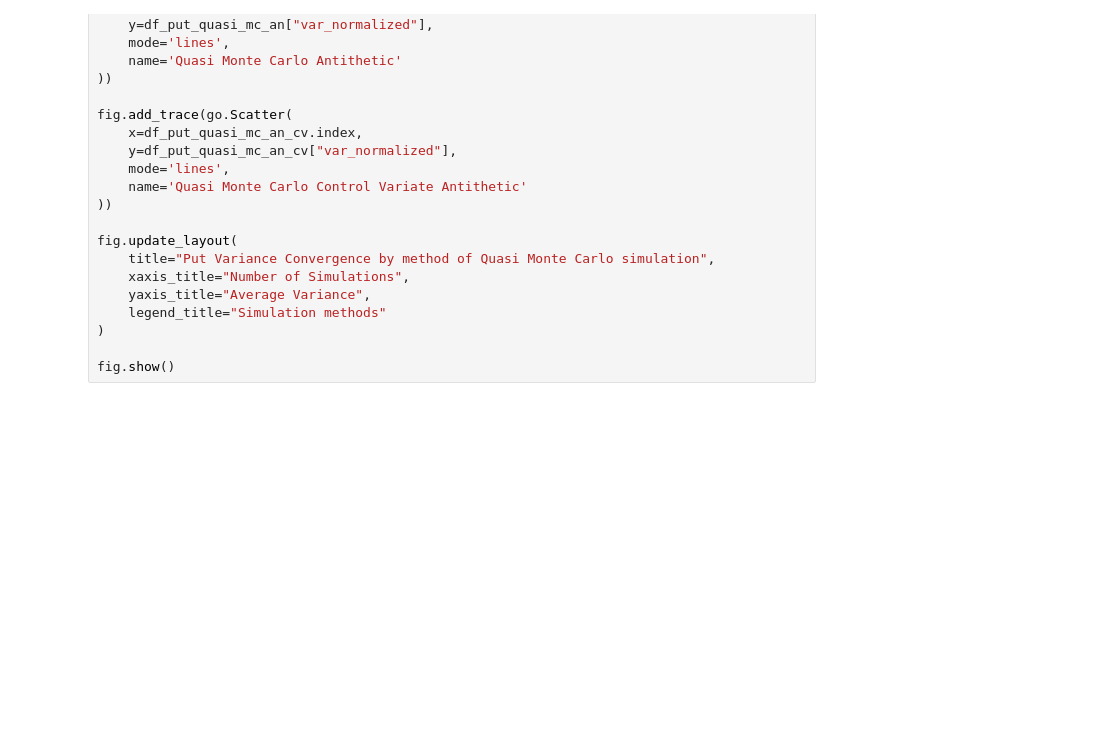
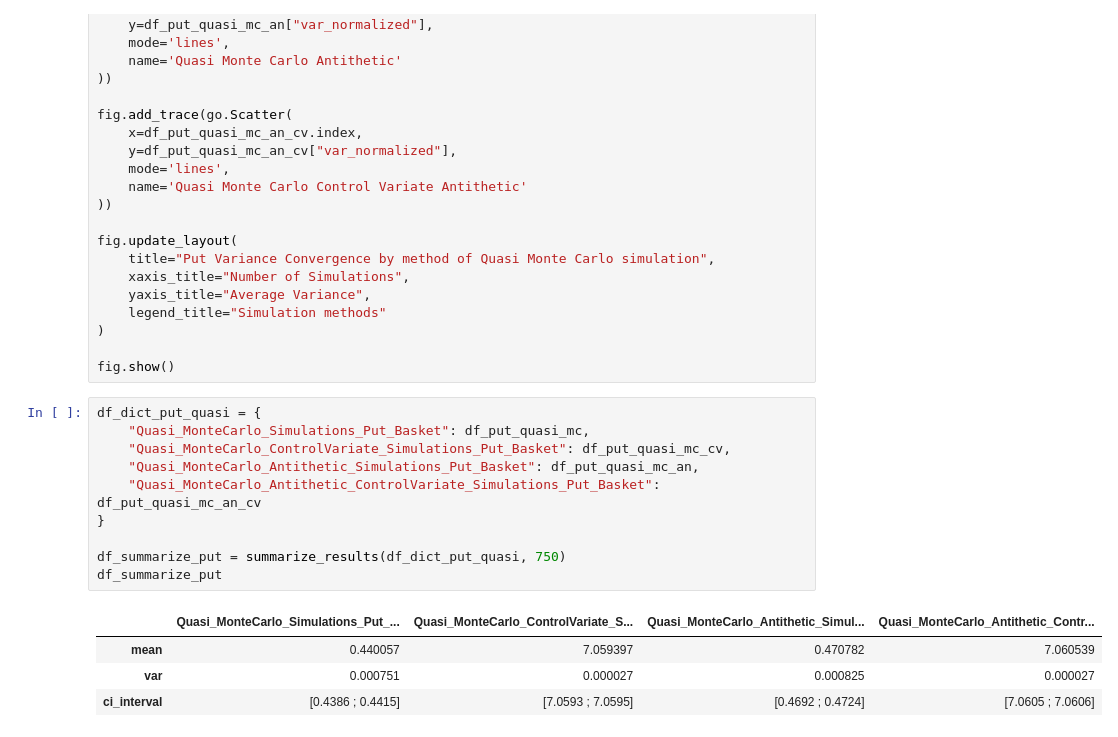
Before and after one commit to raphcor95/numerical_project, a Jupyter notebook: convergence_mc_basket.ipynb, the cells around one changed output. Drawn from its saved outputs; the diff is of its cells as text; blank space fills up the shorter version.

```diff
--- a/convergence_mc_basket.ipynb
+++ b/convergence_mc_basket.ipynb
@@ -438,3 +483,18 @@ fig.update_layout(
 )
 
 fig.show()
+# %%
+df_dict_put_quasi = {
+    "Quasi_MonteCarlo_Simulations_Put_Basket": df_put_quasi_mc,
+    "Quasi_MonteCarlo_ControlVariate_Simulations_Put_Basket": df_put_quasi_mc_cv,
+    "Quasi_MonteCarlo_Antithetic_Simulations_Put_Basket": df_put_quasi_mc_an,
+    "Quasi_MonteCarlo_Antithetic_ControlVariate_Simulations_Put_Basket": df_put_quasi_mc_an_cv
+}
+
+df_summarize_put = summarize_results(df_dict_put_quasi, 750)
+df_summarize_put
+# %% [output]
+|  | Quasi_MonteCarlo_Simulations_Put_... | Quasi_MonteCarlo_ControlVariate_S... | Quasi_MonteCarlo_Antithetic_Simul... | Quasi_MonteCarlo_Antithetic_Contr... |
+| mean | 0.440057 | 7.059397 | 0.470782 | 7.060539 |
+| var | 0.000751 | 0.000027 | 0.000825 | 0.000027 |
+| ci_interval | [0.4386 ; 0.4415] | [7.0593 ; 7.0595] | [0.4692 ; 0.4724] | [7.0605 ; 7.0606] |
```
Also changed, not shown: parts of 4 cells of this notebook, 1 other file.
